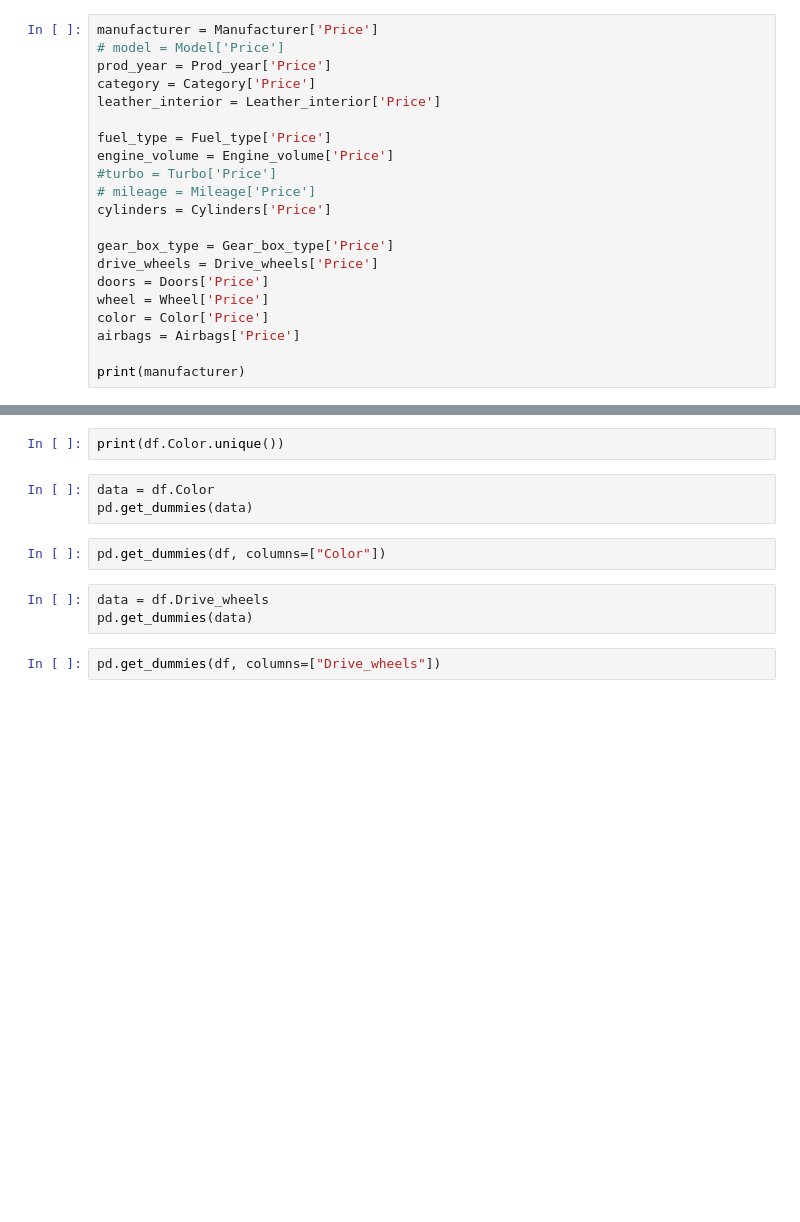
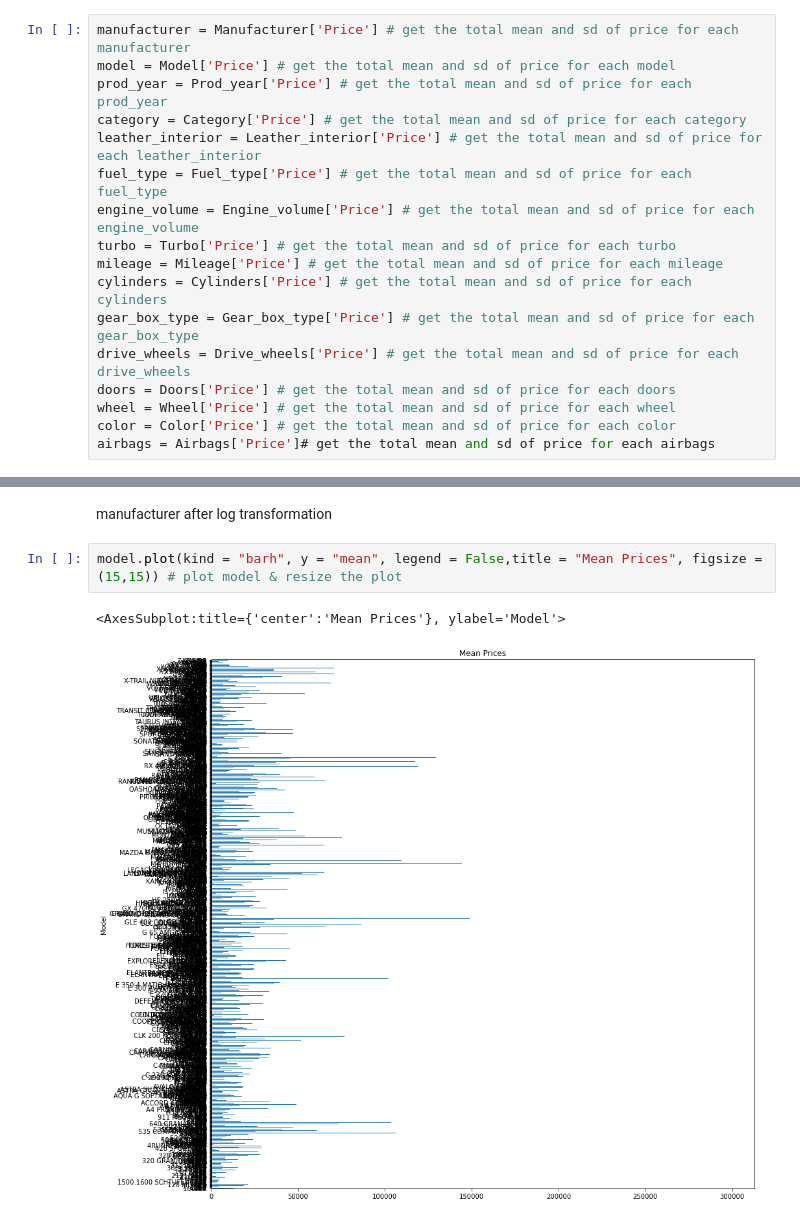
Before and after one commit to addsandwich/2022-msaai-500-final-project, a Jupyter notebook: notebooks/MaymoonahUPDATED.ipynb, the cells around one changed output, grey strips where cells are left out. Cells and saved outputs as stored; diff of their text form; blank space fills up the shorter version.

```diff
--- a/notebooks/MaymoonahUPDATED.ipynb
+++ b/notebooks/MaymoonahUPDATED.ipynb
@@ -60,21 +240,17 @@ Manufacturer.head()
 # %%
-manufacturer = Manufacturer['Price']
-# model = Model['Price']
-prod_year = Prod_year['Price']
-category = Category['Price']
-leather_interior = Leather_interior['Price']
-
-fuel_type = Fuel_type['Price']
-engine_volume = Engine_volume['Price']
-#turbo = Turbo['Price']
-# mileage = Mileage['Price']
-cylinders = Cylinders['Price']
-
-gear_box_type = Gear_box_type['Price']
-drive_wheels = Drive_wheels['Price']
-doors = Doors['Price']
-wheel = Wheel['Price']
-color = Color['Price']
-airbags = Airbags['Price']
-
-print(manufacturer)
+manufacturer = Manufacturer['Price'] # get the total mean and sd of price for each manufacturer
+model = Model['Price'] # get the total mean and sd of price for each model
+prod_year = Prod_year['Price'] # get the total mean and sd of price for each prod_year
+category = Category['Price'] # get the total mean and sd of price for each category
+leather_interior = Leather_interior['Price'] # get the total mean and sd of price for each leather_interior
+fuel_type = Fuel_type['Price'] # get the total mean and sd of price for each fuel_type
+engine_volume = Engine_volume['Price'] # get the total mean and sd of price for each engine_volume
+turbo = Turbo['Price'] # get the total mean and sd of price for each turbo
+mileage = Mileage['Price'] # get the total mean and sd of price for each mileage
+cylinders = Cylinders['Price'] # get the total mean and sd of price for each cylinders
+gear_box_type = Gear_box_type['Price'] # get the total mean and sd of price for each gear_box_type
+drive_wheels = Drive_wheels['Price'] # get the total mean and sd of price for each drive_wheels
+doors = Doors['Price'] # get the total mean and sd of price for each doors
+wheel = Wheel['Price'] # get the total mean and sd of price for each wheel
+color = Color['Price'] # get the total mean and sd of price for each color
+airbags = Airbags['Price']# get the total mean and sd of price for each airbags
@@ -119,12 +270,7 @@ airbags.plot(kind = "barh", y = "mean", legend = False,title = "Mean Prices", fi
-# %%
-print(df.Color.unique())
-# %%
-data = df.Color
-pd.get_dummies(data)
-# %%
-pd.get_dummies(df, columns=["Color"])
-# %%
-data = df.Drive_wheels
-pd.get_dummies(data)
-# %%
-pd.get_dummies(df, columns=["Drive_wheels"])
+# %% [markdown]
+manufacturer after log transformation
+# %%
+model.plot(kind = "barh", y = "mean", legend = False,title = "Mean Prices", figsize = (15,15)) # plot model & resize the plot
+# %% [output]
+<AxesSubplot:title={'center':'Mean Prices'}, ylabel='Model'>
+[figure, added]
```
Also changed, not shown: parts of 53 cells of this notebook, 1 other file.
